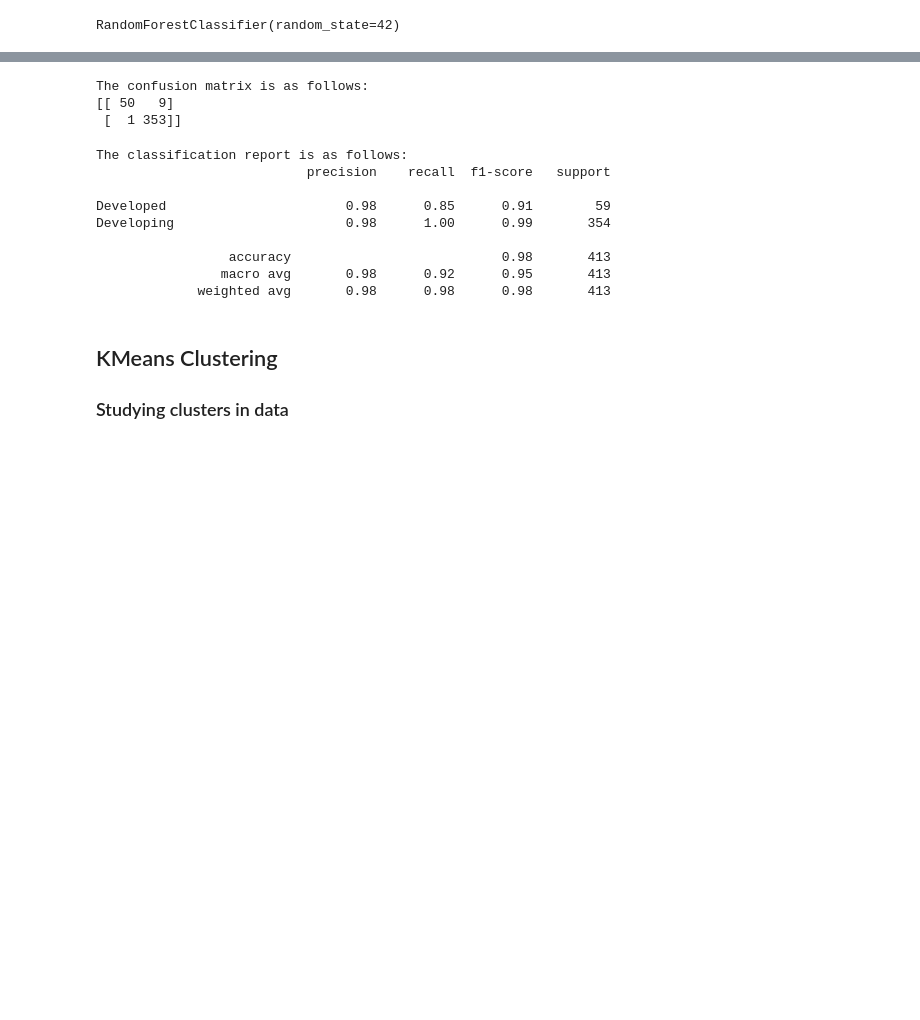
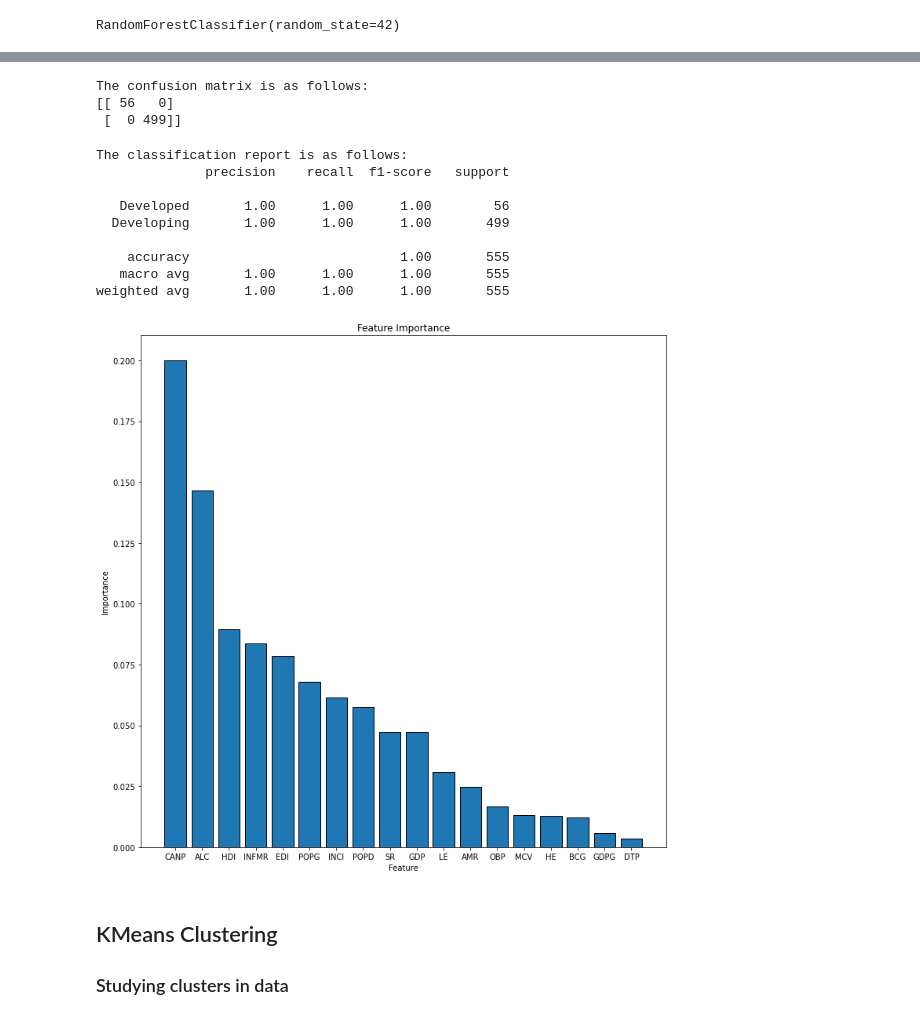
Before and after one commit to Ryan-Fried/Final_Project-Group1, a Jupyter notebook: Machine Learning/Predictive_Analysis.ipynb, the cells around one changed output, grey strips where cells are left out. Cells and saved outputs as stored; diff of their text form; code cells hidden in the pictures; blank space fills up the shorter version.

```diff
--- a/Machine Learning/Predictive_Analysis.ipynb
+++ b/Machine Learning/Predictive_Analysis.ipynb
@@ -177,13 +192,13 @@ The coefficients are:
 # %%
 # Defining feature and target
 y_s=df["status"]
-X_s=df.drop(columns=["country","year","status"])
+X_s=df.drop(columns=["country","year","status","region","country_code"])
 # %%
 # Splitting the data
 X_s_train,X_s_test,y_s_train,y_s_test=train_test_split(X_s,y_s,random_state=42)
 # %%
 # Standardizing the data
-X_scaler=StandardScaler().fit(X_s_train)
+X_scaler=MinMaxScaler().fit(X_s_train)
 X_s_train_scaled=X_scaler.transform(X_s_train)
 X_s_test_scaled=X_scaler.transform(X_s_test)
 # %%
@@ -242,21 +257,33 @@ print("The confusion matrix is as follows:")
 print(confusion_matrix(y_s_test,predicted_status_rf))
 # %% [output]
 The confusion matrix is as follows:
-[[ 50   9]
- [  1 353]]
+[[ 56   0]
+ [  0 499]]
 # %%
 print("The classification report is as follows:")
 print(classification_report(y_s_test,predicted_status_rf))
 # %% [output]
 The classification report is as follows:
-                           precision    recall  f1-score   support
+              precision    recall  f1-score   support
 
-Developed                       0.98      0.85      0.91        59
-Developing                      0.98      1.00      0.99       354
+   Developed       1.00      1.00      1.00        56
+  Developing       1.00      1.00      1.00       499
 
-                 accuracy                           0.98       413
-                macro avg       0.98      0.92      0.95       413
-             weighted avg       0.98      0.98      0.98       413
+    accuracy                           1.00       555
+   macro avg       1.00      1.00      1.00       555
+weighted avg       1.00      1.00      1.00       555
+# %%
+# Feature importance
+sort_list=sorted(zip(X_s.columns,rfc.feature_importances_),key=lambda x: x[1],reverse=True)
+labels, values = zip(*sort_list)
+indexes = np.arange(len(labels))
+width = 1
+fig, ax = plt.subplots(figsize=(12, 12))
+plt.bar(indexes,values,linewidth=1,tick_label=labels,edgecolor="black")
+ax.set(title="Feature Importance",xlabel="Feature",ylabel="Importance")
+plt.show()
+# %% [output]
+[figure, added]
 # %% [markdown]
 ## KMeans Clustering
 
```
Also changed, not shown: parts of 32 cells of this notebook.
